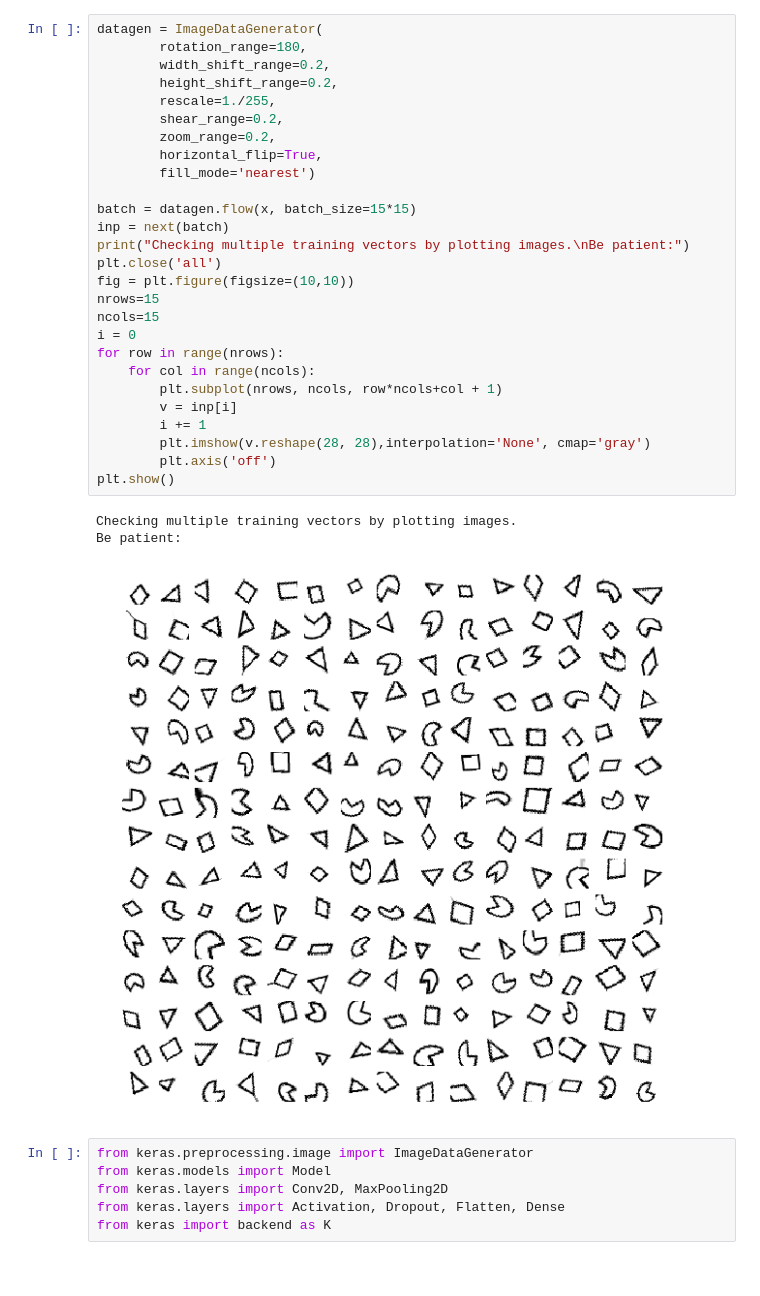
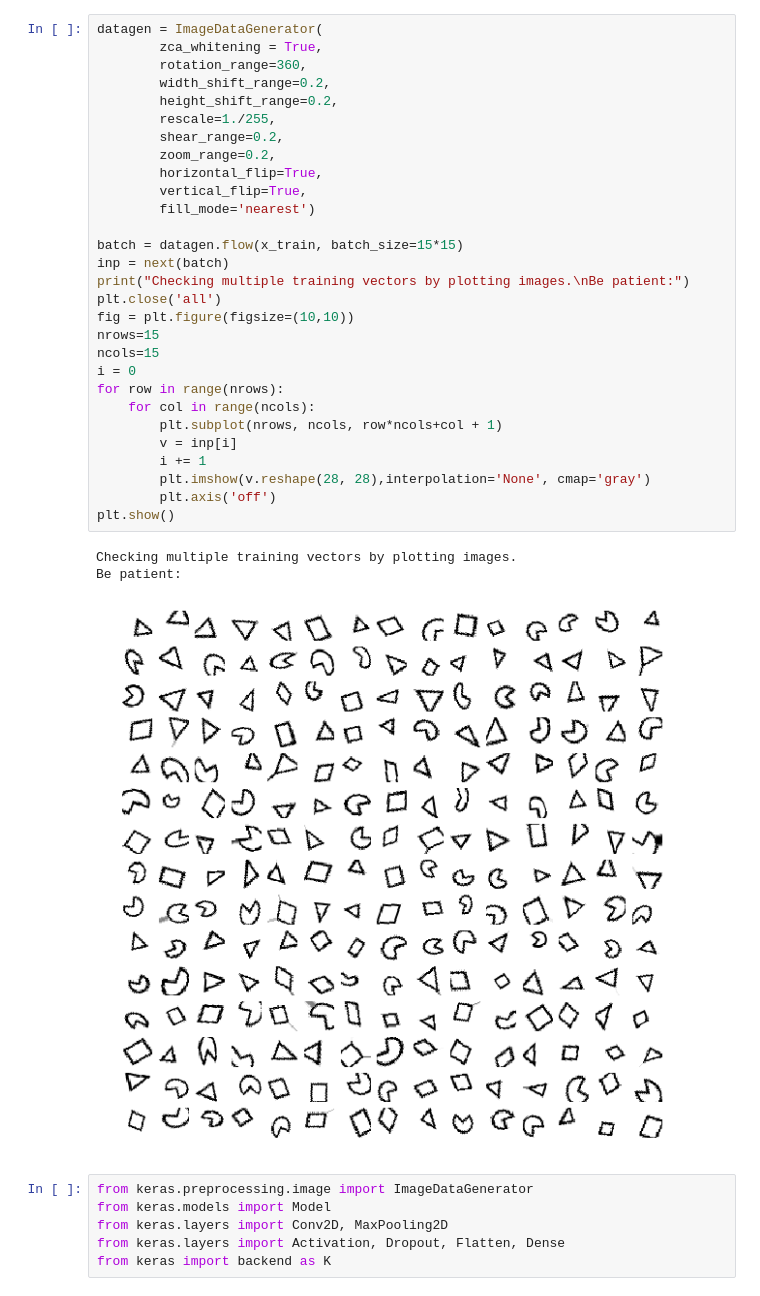
Before and after one commit to shbharath/Shapes, a Jupyter notebook: Dense Network with Image Augmentation using generator.ipynb, the cells around one changed output. Cells and saved outputs as stored; diff of their text form.

```diff
--- a/Dense Network with Image Augmentation using generator.ipynb
+++ b/Dense Network with Image Augmentation using generator.ipynb
@@ -14,34 +30,36 @@ Using TensorFlow backend.
 # %%
 datagen = ImageDataGenerator(
-        rotation_range=180,
+        zca_whitening = True,
+        rotation_range=360,
         width_shift_range=0.2,
         height_shift_range=0.2,
         rescale=1./255,
         shear_range=0.2,
         zoom_range=0.2,
         horizontal_flip=True,
+        vertical_flip=True,
         fill_mode='nearest')
 
-batch = datagen.flow(x, batch_size=15*15)
+batch = datagen.flow(x_train, batch_size=15*15)
 inp = next(batch)
 print("Checking multiple training vectors by plotting images.\nBe patient:")
 plt.close('all')
 fig = plt.figure(figsize=(10,10))
 nrows=15
 ncols=15
 i = 0
 for row in range(nrows):
     for col in range(ncols):
         plt.subplot(nrows, ncols, row*ncols+col + 1)
         v = inp[i]
         i += 1
         plt.imshow(v.reshape(28, 28),interpolation='None', cmap='gray')
         plt.axis('off')
 plt.show()
 # %% [output]
 Checking multiple training vectors by plotting images.
 Be patient:
-[figure, old version]
+[figure, new version]
 # %%
 from keras.preprocessing.image import ImageDataGenerator
 from keras.models import Model
```
Also changed, not shown: parts of 38 cells of this notebook, 7 other files.
